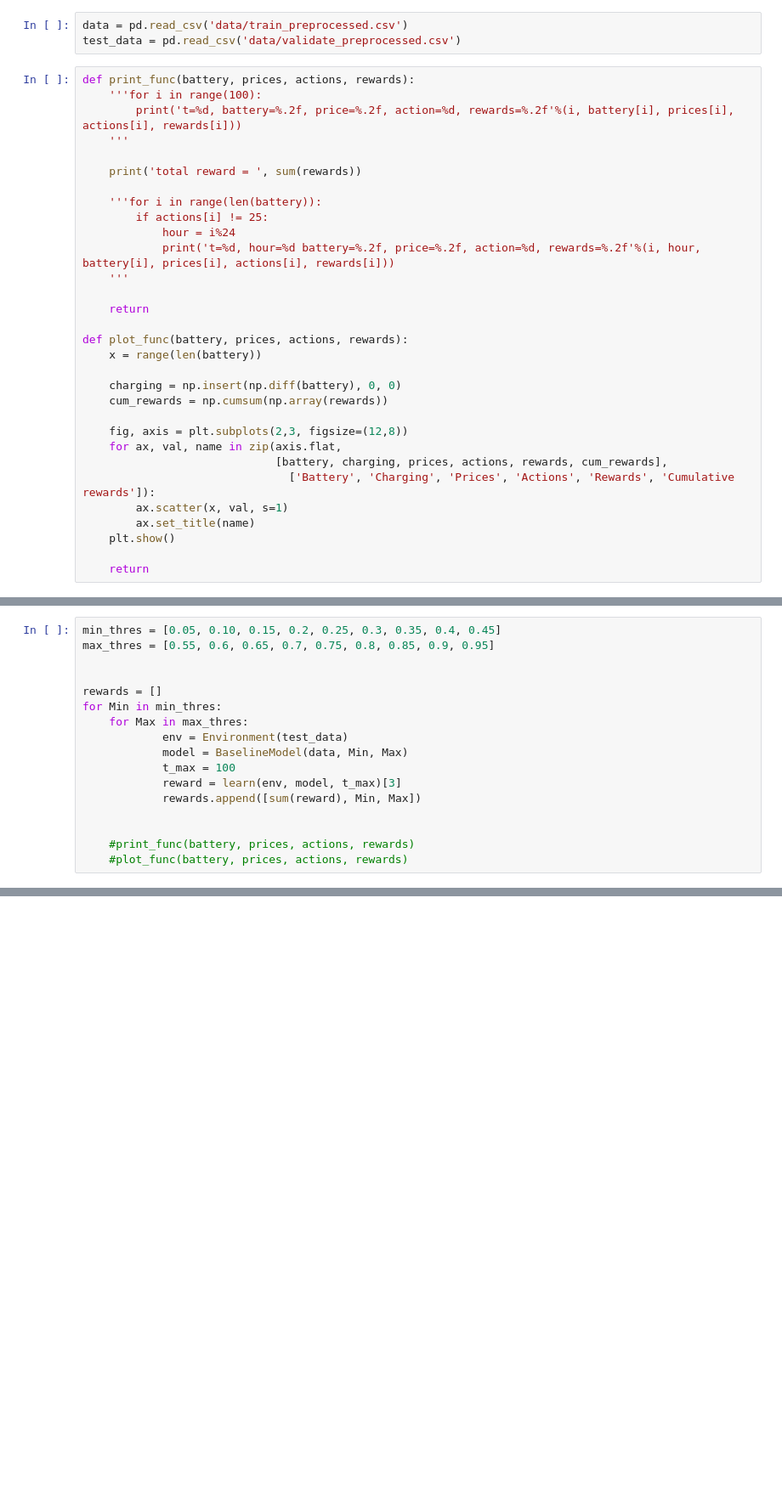
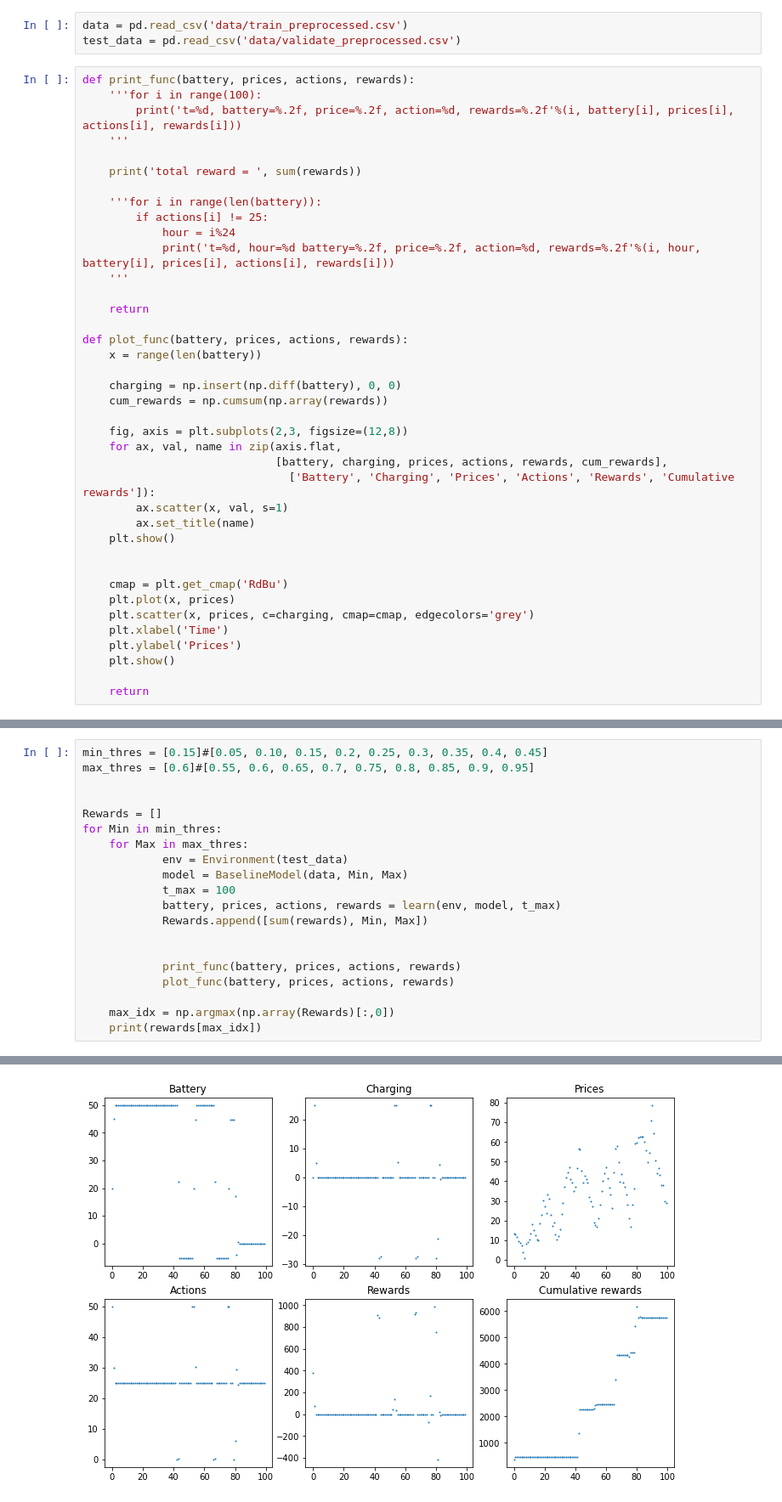
Before and after one commit to andpuc23/PoRL, a Jupyter notebook: main.ipynb, the cells around one changed output, grey strips where cells are left out. Shown at 85% size. Drawn from its saved outputs; the diff is of its cells as text; blank space fills up the shorter version.

```diff
--- a/main.ipynb
+++ b/main.ipynb
@@ -37,6 +37,14 @@ def plot_func(battery, prices, actions, rewards):
         ax.set_title(name)
     plt.show()
 
+
+    cmap = plt.get_cmap('RdBu')
+    plt.plot(x, prices)
+    plt.scatter(x, prices, c=charging, cmap=cmap, edgecolors='grey')
+    plt.xlabel('Time')
+    plt.ylabel('Prices')
+    plt.show()
+
     return
 # %%
 def learn(env, model, t_max):
@@ -57,19 +65,23 @@ def learn(env, model, t_max):
 
     return battery, prices, actions, rewards
 # %%
-min_thres = [0.05, 0.10, 0.15, 0.2, 0.25, 0.3, 0.35, 0.4, 0.45]
-max_thres = [0.55, 0.6, 0.65, 0.7, 0.75, 0.8, 0.85, 0.9, 0.95]
+min_thres = [0.15]#[0.05, 0.10, 0.15, 0.2, 0.25, 0.3, 0.35, 0.4, 0.45]
+max_thres = [0.6]#[0.55, 0.6, 0.65, 0.7, 0.75, 0.8, 0.85, 0.9, 0.95]
 
 
-rewards = []
+Rewards = []
 for Min in min_thres:
     for Max in max_thres:
             env = Environment(test_data)
             model = BaselineModel(data, Min, Max)
             t_max = 100
-            reward = learn(env, model, t_max)[3]
-            rewards.append([sum(reward), Min, Max])
+            battery, prices, actions, rewards = learn(env, model, t_max)
+            Rewards.append([sum(rewards), Min, Max])
 
 
-    #print_func(battery, prices, actions, rewards)
-    #plot_func(battery, prices, actions, rewards)
+            print_func(battery, prices, actions, rewards)
+            plot_func(battery, prices, actions, rewards)
+
+    max_idx = np.argmax(np.array(Rewards)[:,0])
+    print(rewards[max_idx])
+# %% [output]
@@ -75,0 +89 @@ for Min in min_thres:
+[figure, added]
```
Also changed, not shown: parts of 2 cells of this notebook.
